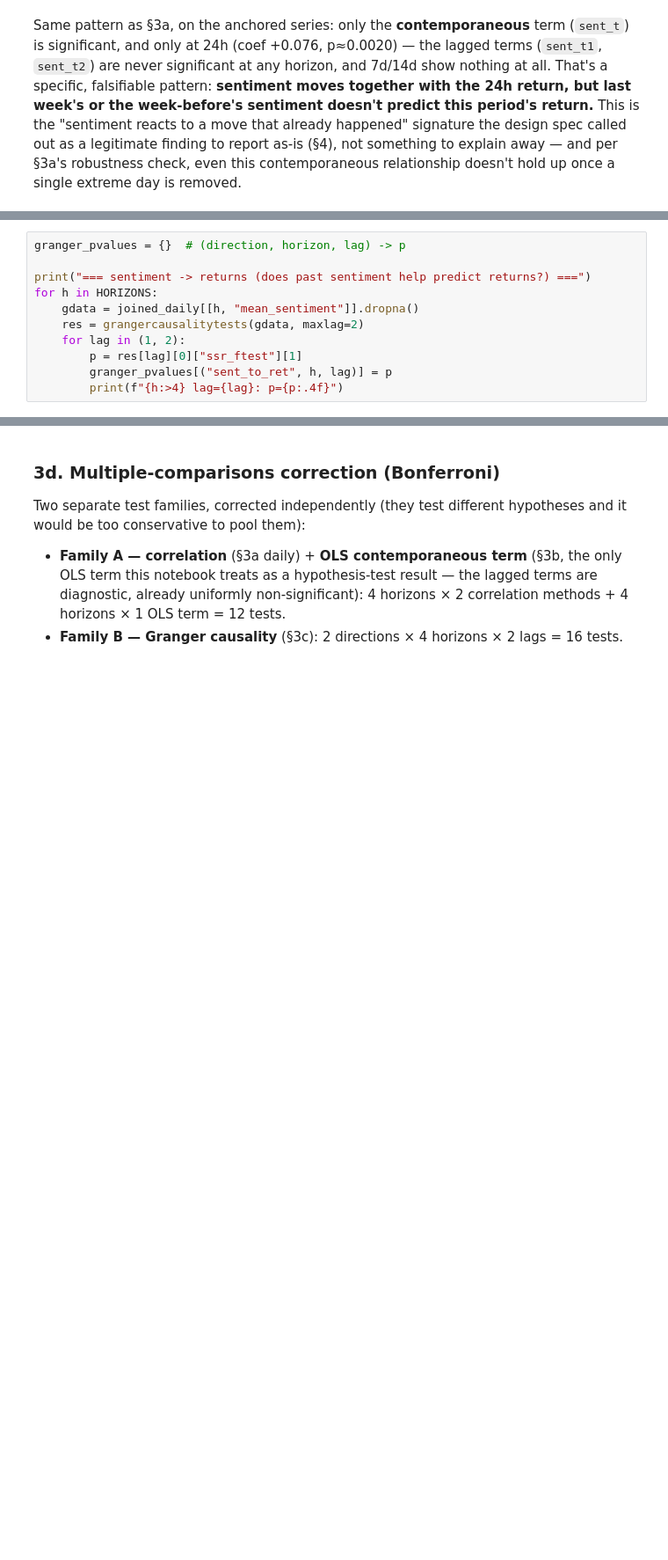
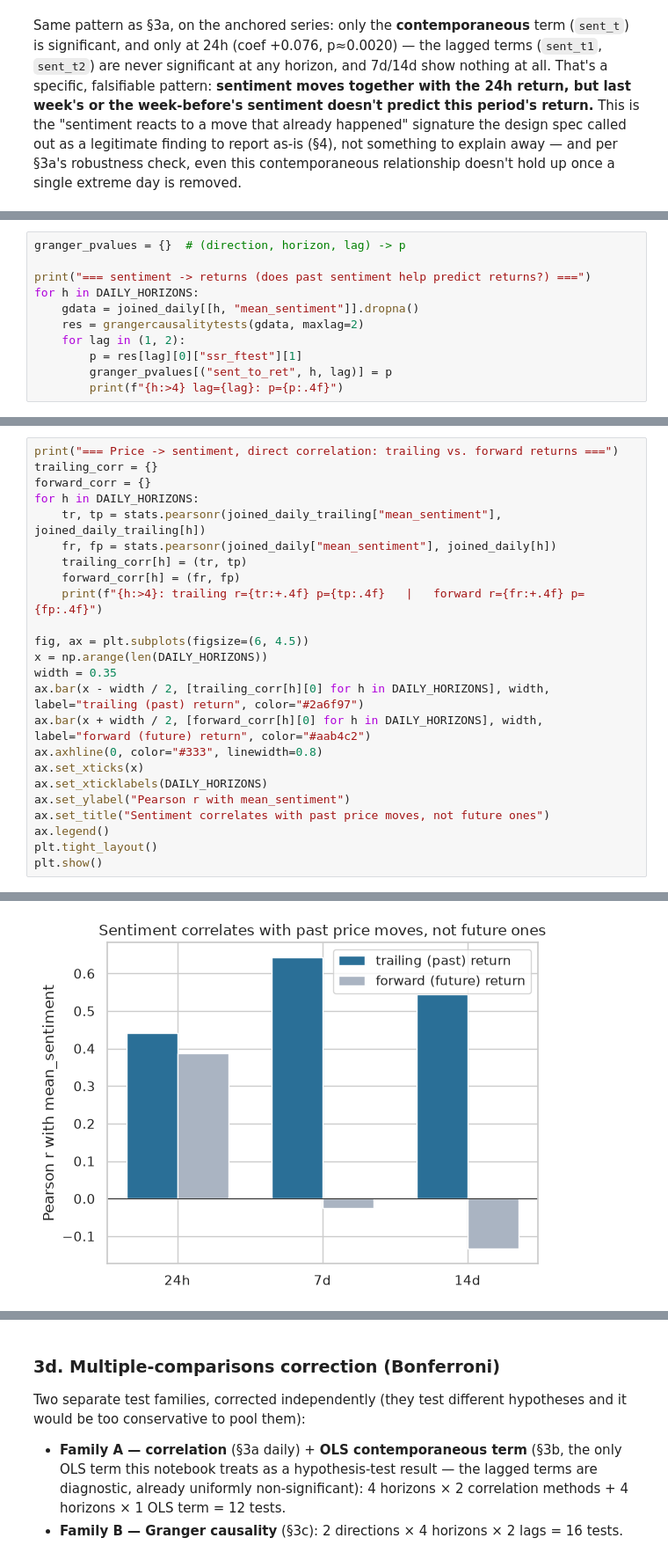
Before and after one commit to katealkuzmina/crypto-sentiment-BTC, a Jupyter notebook: crypto_sentiment_btc.ipynb, the cells around one changed output, grey strips where cells are left out. Shown at 88% size. Saved outputs shown, nothing was run; the diff lists cells and outputs as text; blank space fills up the shorter version.

```diff
--- a/crypto_sentiment_btc.ipynb
+++ b/crypto_sentiment_btc.ipynb
@@ -357,7 +370,7 @@ series, both directions, all 4 horizons.
 granger_pvalues = {}  # (direction, horizon, lag) -> p
 
 print("=== sentiment -> returns (does past sentiment help predict returns?) ===")
-for h in HORIZONS:
+for h in DAILY_HORIZONS:
     gdata = joined_daily[[h, "mean_sentiment"]].dropna()
     res = grangercausalitytests(gdata, maxlag=2)
     for lag in (1, 2):
@@ -374,3 +385,28 @@ for h in HORIZONS:
   7d lag=2: p=0.9102
  14d lag=1: p=0.4241
  14d lag=2: p=0.5308
+# %%
+print("=== Price -> sentiment, direct correlation: trailing vs. forward returns ===")
+trailing_corr = {}
+forward_corr = {}
+for h in DAILY_HORIZONS:
+    tr, tp = stats.pearsonr(joined_daily_trailing["mean_sentiment"], joined_daily_trailing[h])
+    fr, fp = stats.pearsonr(joined_daily["mean_sentiment"], joined_daily[h])
+    trailing_corr[h] = (tr, tp)
+    forward_corr[h] = (fr, fp)
+    print(f"{h:>4}: trailing r={tr:+.4f} p={tp:.4f}   |   forward r={fr:+.4f} p={fp:.4f}")
+
+fig, ax = plt.subplots(figsize=(6, 4.5))
+x = np.arange(len(DAILY_HORIZONS))
+width = 0.35
+ax.bar(x - width / 2, [trailing_corr[h][0] for h in DAILY_HORIZONS], width, label="trailing (past) return", color="#2a6f97")
+ax.bar(x + width / 2, [forward_corr[h][0] for h in DAILY_HORIZONS], width, label="forward (future) return", color="#aab4c2")
+ax.axhline(0, color="#333", linewidth=0.8)
+ax.set_xticks(x)
+ax.set_xticklabels(DAILY_HORIZONS)
+ax.set_ylabel("Pearson r with mean_sentiment")
+ax.set_title("Sentiment correlates with past price moves, not future ones")
+ax.legend()
+plt.tight_layout()
+plt.show()
+# %% [output]
@@ -376,0 +417 @@ for h in HORIZONS:
+[figure, added]
```
Also changed, not shown: parts of 7 cells of this notebook.
